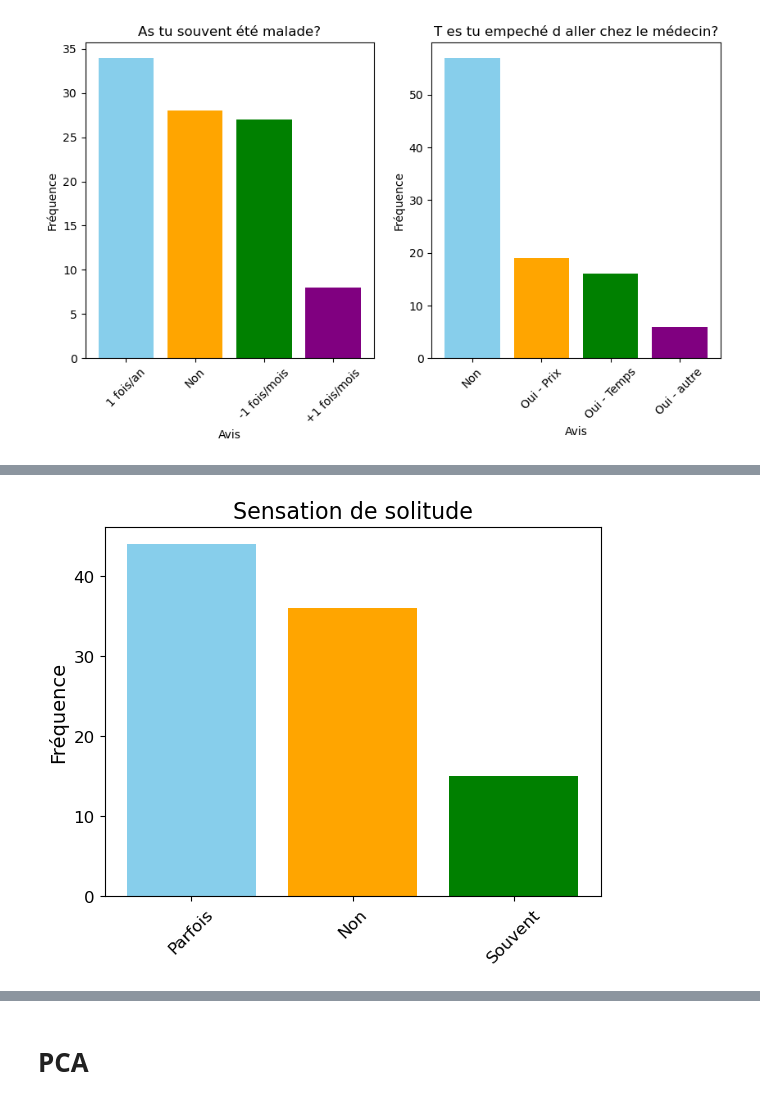
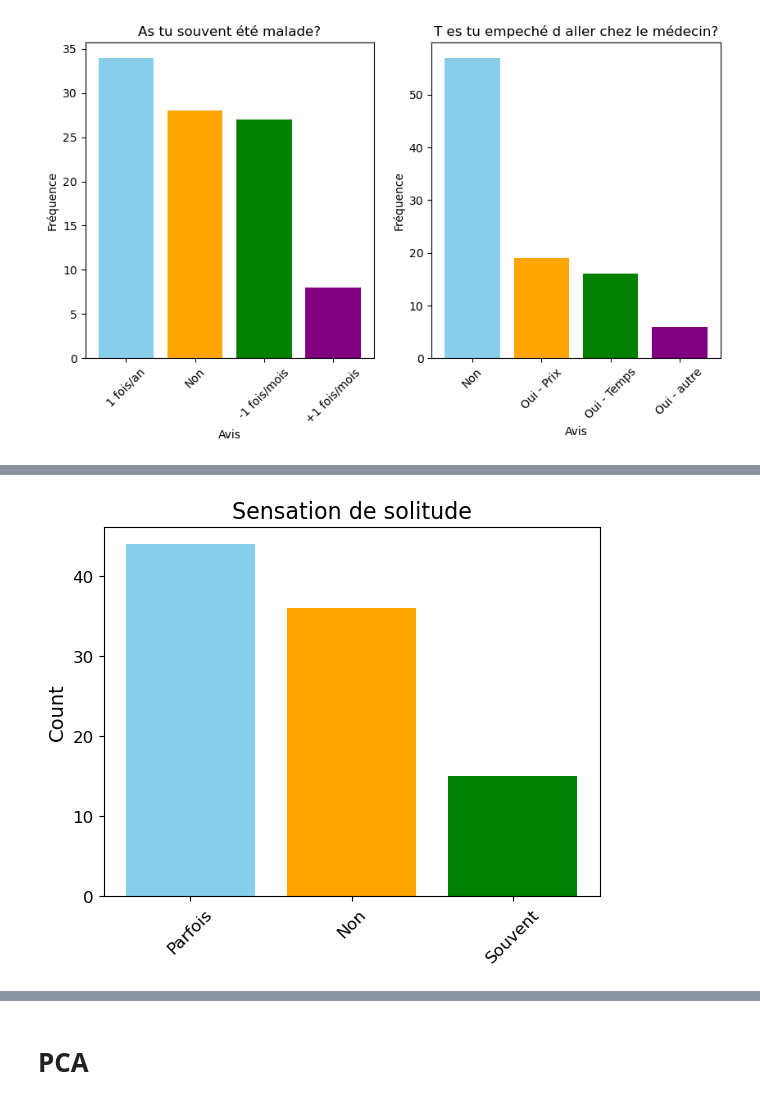
Before and after one commit to ClarissePierre/Precarite_Analyse, a Jupyter notebook: analyse.ipynb, the cells around one changed output, grey strips where cells are left out. Drawn from its saved outputs; the diff is of its cells as text; code cells hidden in the pictures.

```diff
--- a/analyse.ipynb
+++ b/analyse.ipynb
@@ -712,29 +732,29 @@ plt.xticks(rotation=45)
 # %%
 # Solitude
 
 # Calculate frequency of each category
 category_counts = data['Solitude'].value_counts()
 
 
 # Extract categories and their frequencies
 Types_Rev = category_counts.index
 Rev = category_counts.values
 
 # Create bar plot
 plt.bar(Types_Rev, Rev, color=['skyblue', 'orange', 'green', 'red', 'purple'])
 
 # Add labels and title with adjusted font size
-plt.ylabel('Fréquence', fontsize=14)
+plt.ylabel('Count', fontsize=14)
 plt.title('Sensation de solitude', fontsize=16)
 
 # Change tick names
 plt.xticks(Types_Rev, ['Parfois', 'Non', 'Souvent'], rotation=45)
 
 # Adjust tick label font size
 plt.xticks(fontsize=12)
 plt.yticks(fontsize=12)
 
 # Show plot
 plt.show()
 # %% [output]
-[figure, old version]
+[figure, new version]
```
Also changed, not shown: parts of 13 cells of this notebook.
